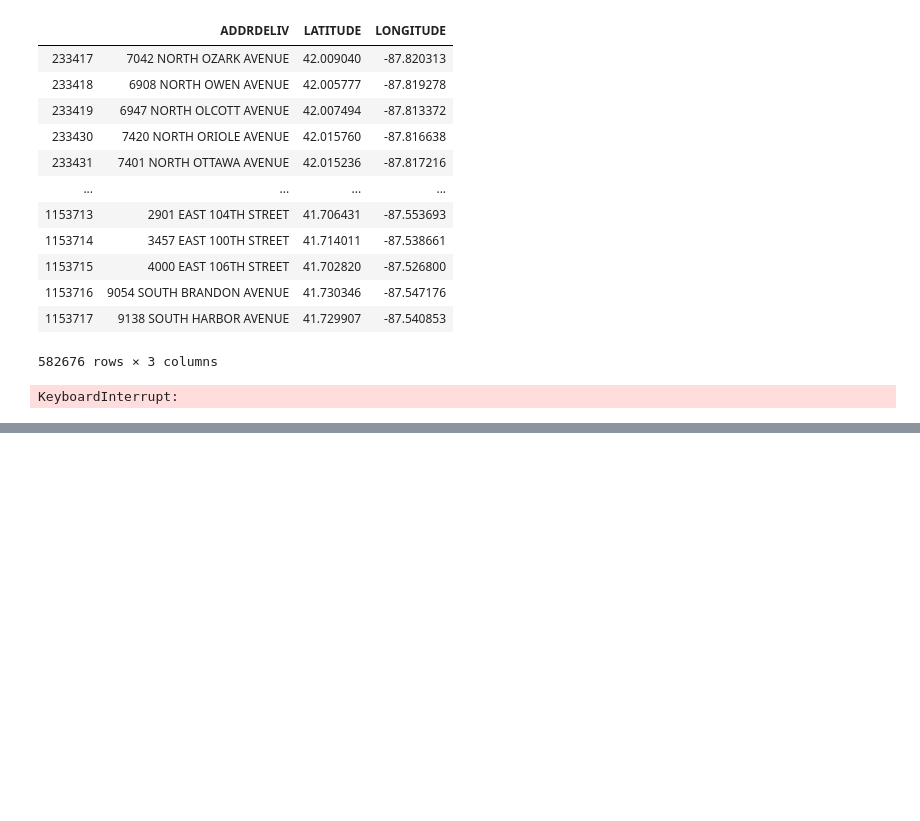
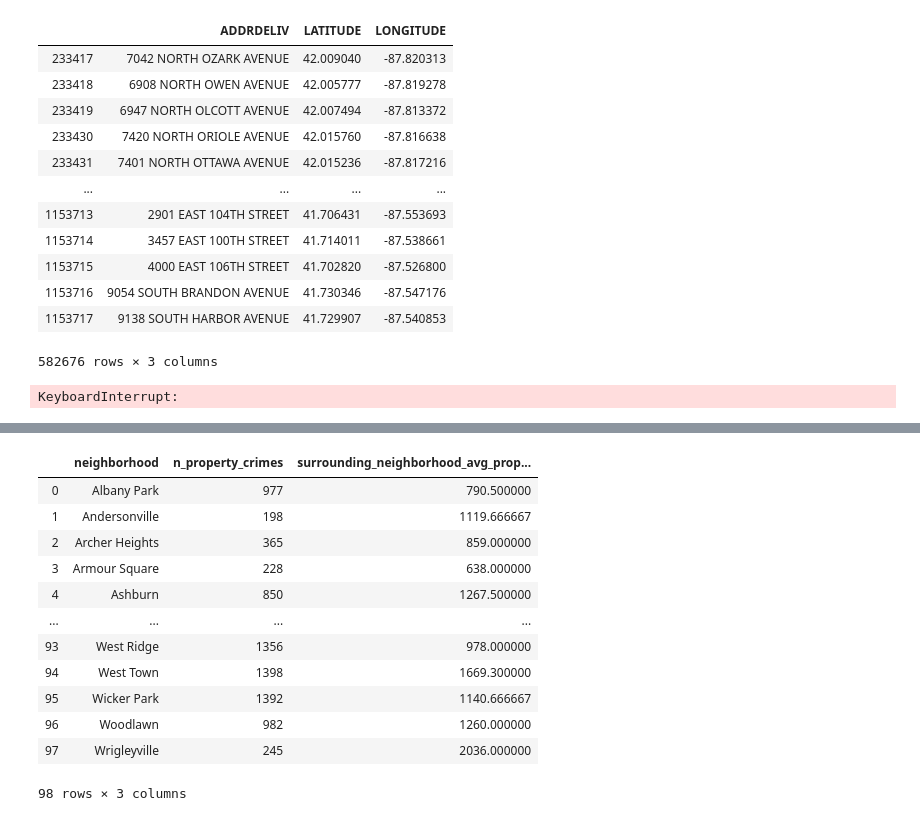
Before and after one commit to chrisolen1/urban-demand-allocation, a Jupyter notebook: optimization_variables.ipynb, the cells around one changed output, grey strips where cells are left out. Cells and saved outputs as stored; diff of their text form; code cells hidden in the pictures; blank space fills up the shorter version.

```diff
--- a/optimization_variables.ipynb
+++ b/optimization_variables.ipynb
@@ -111,0 +239,16 @@ KeyboardInterrupt:
+# %%
+crime_neighborhoods
+# %% [output]
+|  | neighborhood | n_property_crimes | surrounding_neighborhood_avg_prop... |
+| 0 | Albany Park | 977 | 790.500000 |
+| 1 | Andersonville | 198 | 1119.666667 |
+| 2 | Archer Heights | 365 | 859.000000 |
+| 3 | Armour Square | 228 | 638.000000 |
+| 4 | Ashburn | 850 | 1267.500000 |
+| ... | ... | ... | ... |
+| 93 | West Ridge | 1356 | 978.000000 |
+| 94 | West Town | 1398 | 1669.300000 |
+| 95 | Wicker Park | 1392 | 1140.666667 |
+| 96 | Woodlawn | 982 | 1260.000000 |
+| 97 | Wrigleyville | 245 | 2036.000000 |
+98 rows × 3 columns
```
Also changed, not shown: parts of 14 cells of this notebook, 2 other files.
